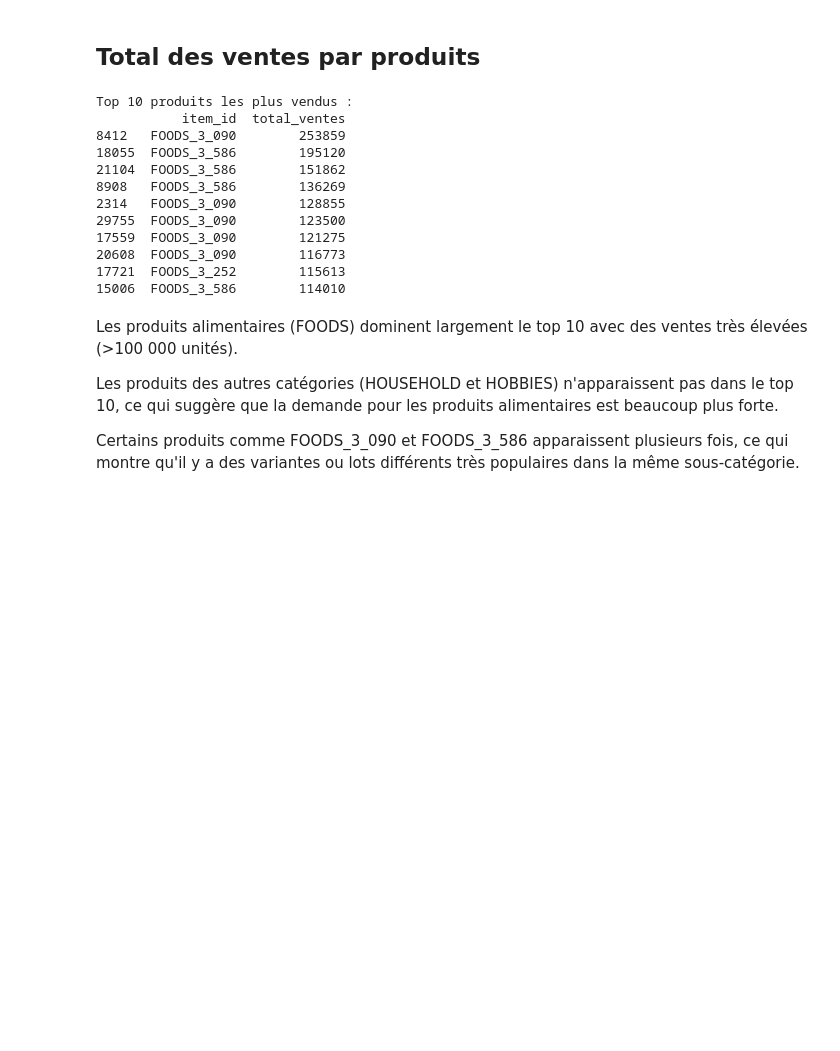
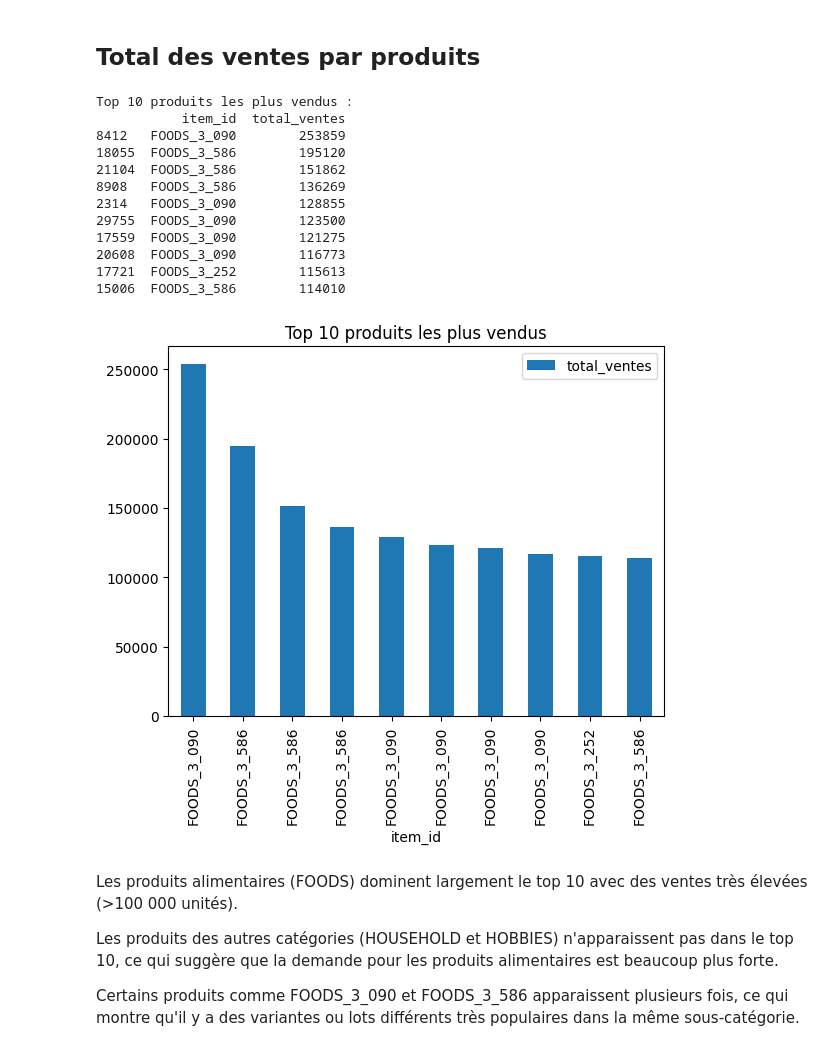
Before and after one commit to lisaroubertie/OptimisationPredictive_ChaineLogistique, a Jupyter notebook: notebooks/AnalyseProduits.ipynb, the cells around one changed output. Saved outputs shown, nothing was run; the diff lists cells and outputs as text; code cells hidden in the pictures; blank space fills up the shorter version.

Commit message:
Ajout graphes sur Analyse Produits

```diff
--- a/notebooks/AnalyseProduits.ipynb
+++ b/notebooks/AnalyseProduits.ipynb
@@ -14,22 +14,27 @@ colonnes_ventes = [c for c in df.columns if c.startswith("d_")]
 # %%
 # Total ventes par produit
 df['total_ventes'] = df[colonnes_ventes].sum(axis=1)
 top10 = df[['item_id', 'total_ventes']].sort_values(by='total_ventes', ascending=False).head(10)
 print("Top 10 produits les plus vendus : ")
 print(top10)
+
+top10.plot(kind='bar', x='item_id', y='total_ventes')
+plt.title("Top 10 produits les plus vendus")
+plt.show()
 # %% [output]
 Top 10 produits les plus vendus :
            item_id  total_ventes
 8412   FOODS_3_090        253859
 18055  FOODS_3_586        195120
 21104  FOODS_3_586        151862
 8908   FOODS_3_586        136269
 2314   FOODS_3_090        128855
 29755  FOODS_3_090        123500
 17559  FOODS_3_090        121275
 20608  FOODS_3_090        116773
 17721  FOODS_3_252        115613
 15006  FOODS_3_586        114010
+[figure, added]
 # %% [markdown]
 Les produits alimentaires (FOODS) dominent largement le top 10 avec des ventes très élevées (>100 000 unités).
 
```
Also changed, not shown: parts of 1 cell of this notebook.
